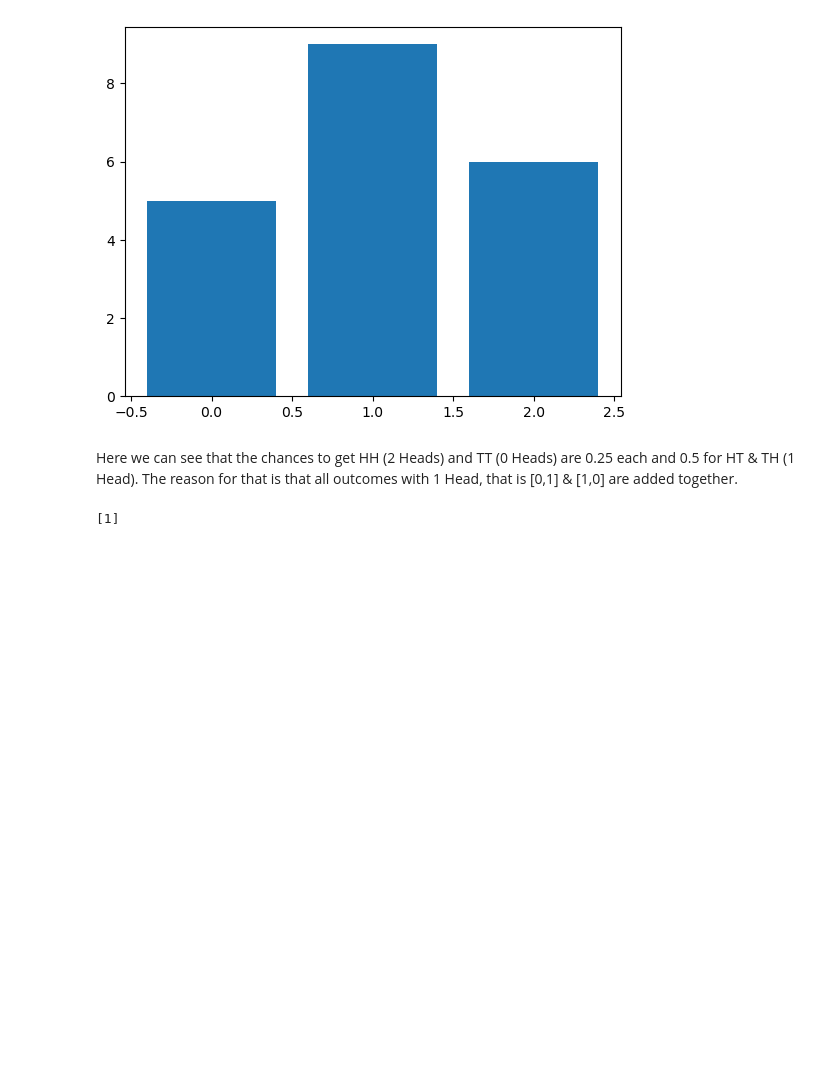
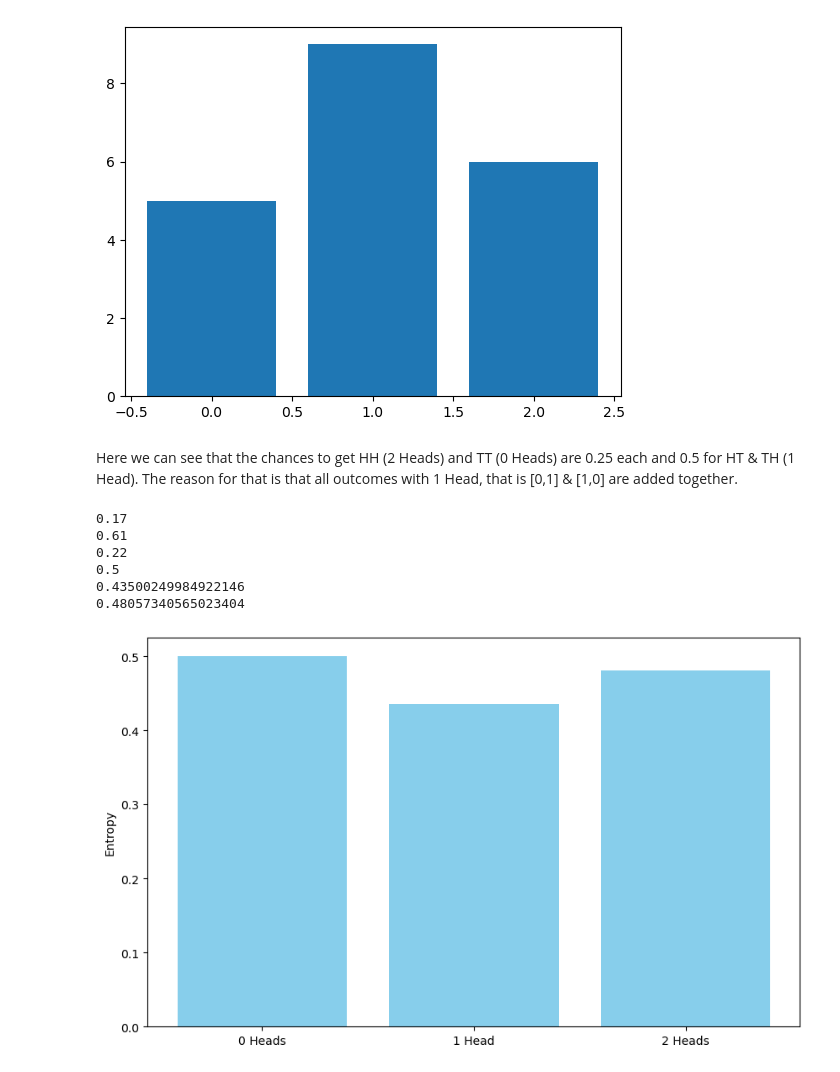
Before and after one commit to yimak/Fundamentals_of_data_analysis, a Jupyter notebook: Tasks.ipynb, the cells around one changed output. Saved outputs shown, nothing was run; the diff lists cells and outputs as text; code cells hidden in the pictures; blank space fills up the shorter version.

```diff
--- a/Tasks.ipynb
+++ b/Tasks.ipynb
@@ -218,28 +218,69 @@ ax.bar(x,counts);
 Here we can see that the chances to get HH (2 Heads) and TT (0 Heads) are 0.25 each and 0.5 for HT & TH (1 Head). The reason for that is that all outcomes with 1 Head, that is [0,1] & [1,0] are added together.
 # %%
 import numpy as np
+import matplotlib.pyplot as plt
+
 
 # Generate random coin flips with a probability of 0.5 for getting heads
-rand_coins = np.random.binomial(2, 0.5, 1)
-print (rand_coins)
+rand_coins = np.random.binomial(2,0.5,1)
 
 # If we get twice heads, np.sum(rand_coins) will be equal to 1, that means that np.sum(rand_coins==n) will count the occurincies of n.
-# len(rand_coins) will be always 1 because we are flipping two coins in one trial.
 # If we get twice 0 heads, rand_coins will be equal to 0, that is [0,0].
 # The third scenario rand_coins will be equal to 1, which could be either [0,1] or [1,0]
 
-prob_0_heads = np.sum(rand_coins == 0) / len(rand_coins)
-prob_1_heads = np.sum(rand_coins == 1) / len(rand_coins)
-prob_2_heads = np.sum(rand_coins == 2) / len(rand_coins)
+#flip two coins 100 times
+rand_coins = np.random.binomial(2, 0.5, 100)
 
-# Now we will calculate the entropy using the formula
-def H(p):
-#We added the if or statement because otherwise we were getting an error, the reason is that we were getting p=1 and p=0
-    if p == 0 or p == 1:
-        return 0
-    else:
-        return - (1 - p) * np.log2(1.0 - p) - p * np.log2(p)
 
-entropy = H(prob_0_heads) + H(prob_1_heads) + H(prob_2_heads)
+#count how many times each of them appears
+#https://note.nkmk.me/en/python-numpy-count/
+zero_heads = np.count_nonzero(rand_coins == 0)
+one_head = np.count_nonzero(rand_coins == 1)
+two_heads = np.count_nonzero(rand_coins == 2)
+
+
+#calculate the percentage of 0, 1 and 2 out of 100 coins
+perc_0_heads = zero_heads / 100
+perc_1_head = one_head / 100
+perc_2_heads = two_heads / 100
+
+print(perc_0_heads)
+print(perc_1_head)
+print(perc_2_heads)
+
+
+# Probabilities for getting 0, 1, and 2 heads is approximately:
+perc_0_heads = 0.25
+prob_1_head = 0.5
+prob_2_heads = 0.25
+
+# Calculate entropies for each percentage
+#https://medium.com/@pradeep_thomas/the-answer-is-42-with-a-pinch-of-salt-information-entropy-d48069c91ba2
+entropy_0_heads = -perc_0_heads * np.log2(perc_0_heads)
+entropy_1_head = -perc_1_head * np.log2(perc_1_head)
+entropy_2_heads = -perc_2_heads * np.log2(perc_2_heads)
+
+
+print(entropy_0_heads)
+print(entropy_1_head)
+print(entropy_2_heads)
+
+
+# Values for plotting
+outcomes = ['0 Heads', '1 Head', '2 Heads']
+entropy_values = [entropy_0_heads, entropy_1_head, entropy_2_heads]
+
+
+# Create a bar plot
+plt.figure(figsize=(10,6))
+plt.bar(outcomes, entropy_values, color='skyblue')
+plt.ylabel('Entropy')
+plt.show()
 # %% [output]
-[1]
+0.17
+0.61
+0.22
+0.5
+0.43500249984922146
+0.48057340565023404
+[figure, added]
```
Also changed, not shown: 3 other files.
